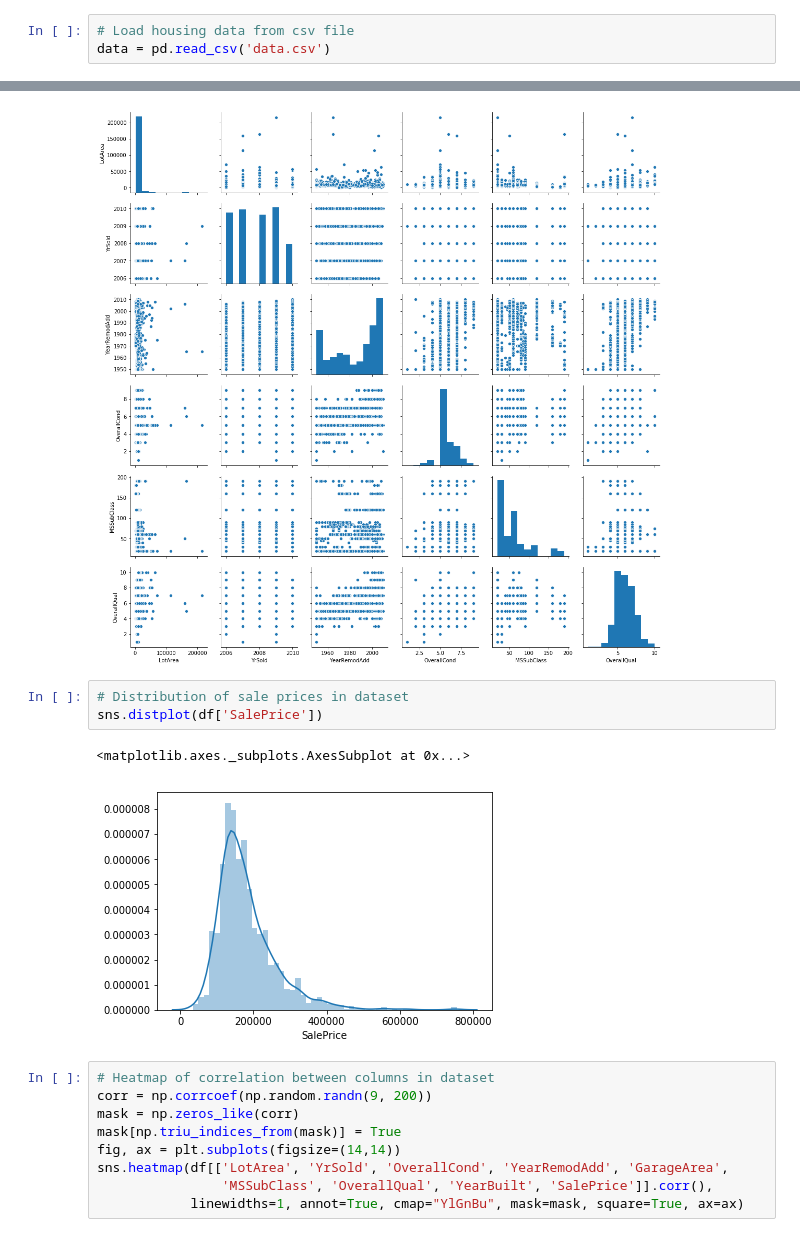
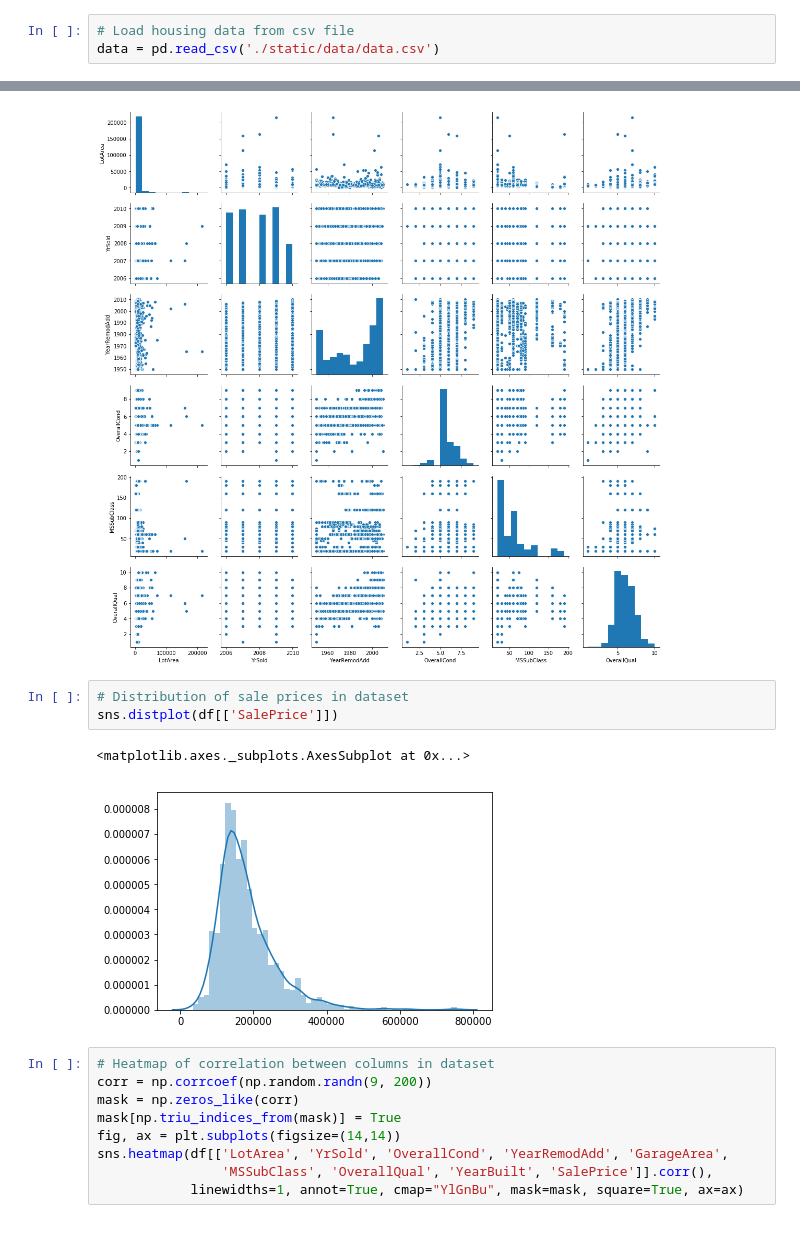
Before and after one commit to caseyr003/housing_prediction, a Jupyter notebook: housing_prediction.ipynb, the cells around one changed output, grey strips where cells are left out. Drawn from its saved outputs; the diff is of its cells as text.

```diff
--- a/housing_prediction.ipynb
+++ b/housing_prediction.ipynb
@@ -16,7 +18,7 @@ from sklearn import metrics
 %matplotlib inline
 # %%
 # Load housing data from csv file
-data = pd.read_csv('data.csv')
+data = pd.read_csv('./static/data/data.csv')
 # %%
 # Heatmap to show missing values in data
 fig, ax = plt.subplots(figsize=(50,20))
@@ -98,10 +100,10 @@ sns.pairplot(df[['LotArea', 'YrSold','YearRemodAdd', 'OverallCond',
 [figure]
 # %%
 # Distribution of sale prices in dataset
-sns.distplot(df['SalePrice'])
+sns.distplot(df[['SalePrice']])
 # %% [output]
 <matplotlib.axes._subplots.AxesSubplot at 0x...>
-[figure, old version]
+[figure, new version]
 # %%
 # Heatmap of correlation between columns in dataset
 corr = np.corrcoef(np.random.randn(9, 200))
```
Also changed, not shown: parts of 12 cells of this notebook, 2 other files.
